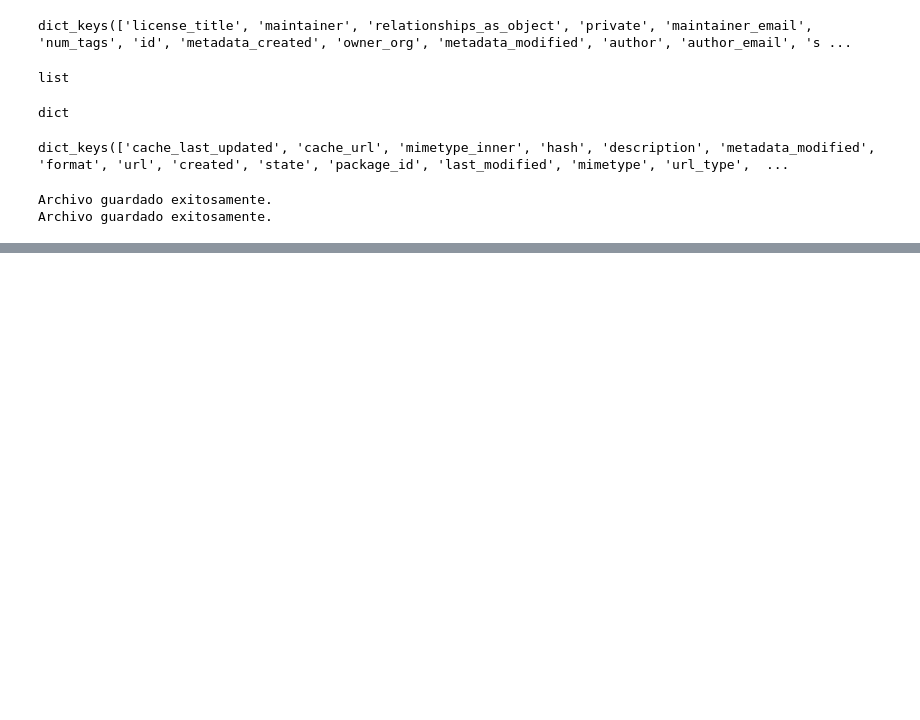
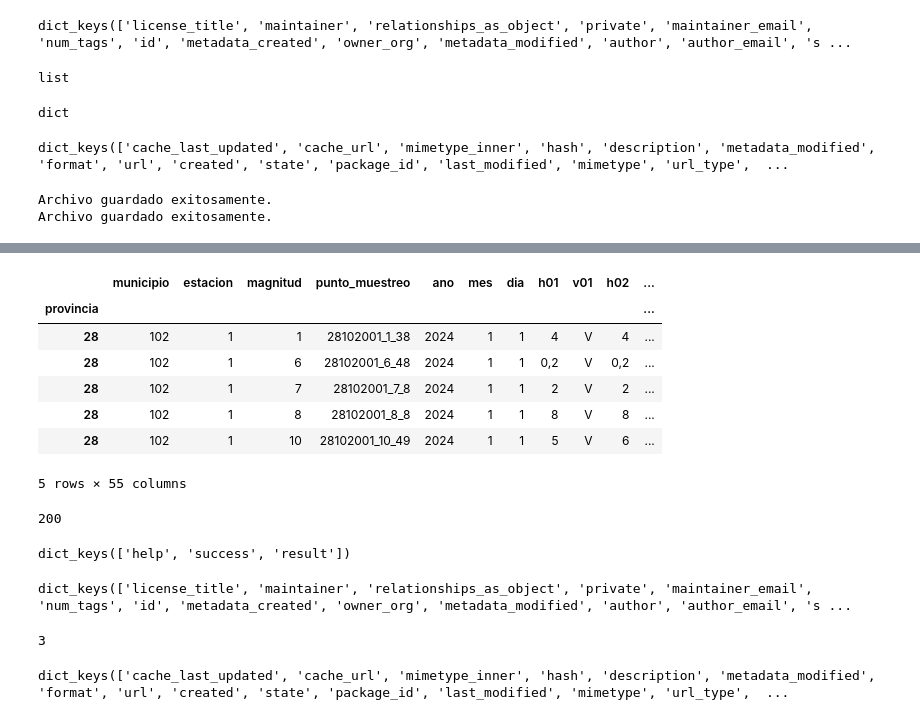
Before and after one commit to MartaM1206/proyecto_final, a Jupyter notebook: notebooks_pruebas/datos_API.ipynb, the cells around one changed output, grey strips where cells are left out. Drawn from its saved outputs; the diff is of its cells as text; code cells hidden in the pictures; blank space fills up the shorter version.

```diff
--- a/notebooks_pruebas/datos_API.ipynb
+++ b/notebooks_pruebas/datos_API.ipynb
@@ -159,0 +109,44 @@ df_eventos.to_pickle("../data/data_clean/eventos.pkl")
+# %%
+madrid_2024 = pd.read_csv("../datos/madrid_2024.CSV", sep=";", index_col=0)
+madrid_2024.head()
+# %% [output]
+|  | municipio | estacion | magnitud | punto_muestreo | ano | mes | dia | h01 | v01 | h02 | ... |
+| provincia |  |  |  |  |  |  |  |  |  |  | ... |
+| 28 | 102 | 1 | 1 | 28102001_1_38 | 2024 | 1 | 1 | 4 | V | 4 | ... |
+| 28 | 102 | 1 | 6 | 28102001_6_48 | 2024 | 1 | 1 | 0,2 | V | 0,2 | ... |
+| 28 | 102 | 1 | 7 | 28102001_7_8 | 2024 | 1 | 1 | 2 | V | 2 | ... |
+| 28 | 102 | 1 | 8 | 28102001_8_8 | 2024 | 1 | 1 | 8 | V | 8 | ... |
+| 28 | 102 | 1 | 10 | 28102001_10_49 | 2024 | 1 | 1 | 5 | V | 6 | ... |
+5 rows × 55 columns
+# %%
+# endpoint de la API de datos de la Comunidad de Madrid
+#url = os.getenv("API_URL")
+url_dia = "https://datos.comunidad.madrid/api/3/action/package_show?id=calidad_aire_datos_dia"
+# Hacemos la petición y comprobamos el estado
+response_dia = requests.get(url_dia)
+response_dia.status_code
+# %% [output]
+200
+# %%
+# Convertimos a json
+dia = response_dia.json()
+dia.keys()
+# %% [output]
+dict_keys(['help', 'success', 'result'])
+# %%
+# seleccionamos el elemento del diccionario obtenido que contiene los resultados
+resultado_dia = dia.get("result")
+resultado_dia.keys()
+# %% [output]
+dict_keys(['license_title', 'maintainer', 'relationships_as_object', 'private', 'maintainer_email', 'num_tags', 'id', 'metadata_created', 'owner_org', 'metadata_modified', 'author', 'author_email', 's ...
+# %%
+# seleccionamos el elemento del diccionario obtenido que contiene la información de los recursos disponibles
+periodo_dia = resultado_dia.get("resources")
+len(periodo_dia)
+# %% [output]
+3
+# %%
+# es una lista de diccionarios, vamos a ver qué claves tiene el primer elemento
+periodo_dia[0].keys()
+# %% [output]
+dict_keys(['cache_last_updated', 'cache_url', 'mimetype_inner', 'hash', 'description', 'metadata_modified', 'format', 'url', 'created', 'state', 'package_id', 'last_modified', 'mimetype', 'url_type',  ...
```
Also changed, not shown: parts of 20 cells of this notebook, 5 other files.
